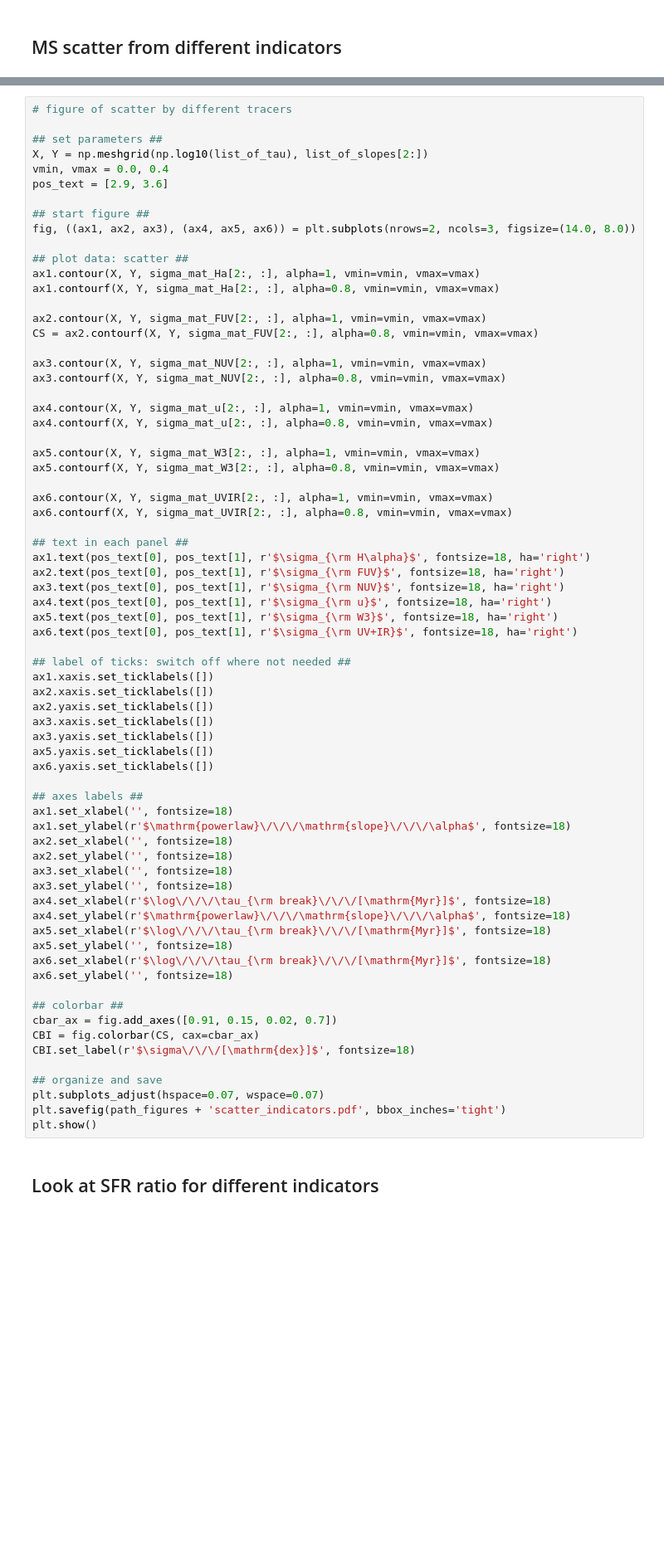
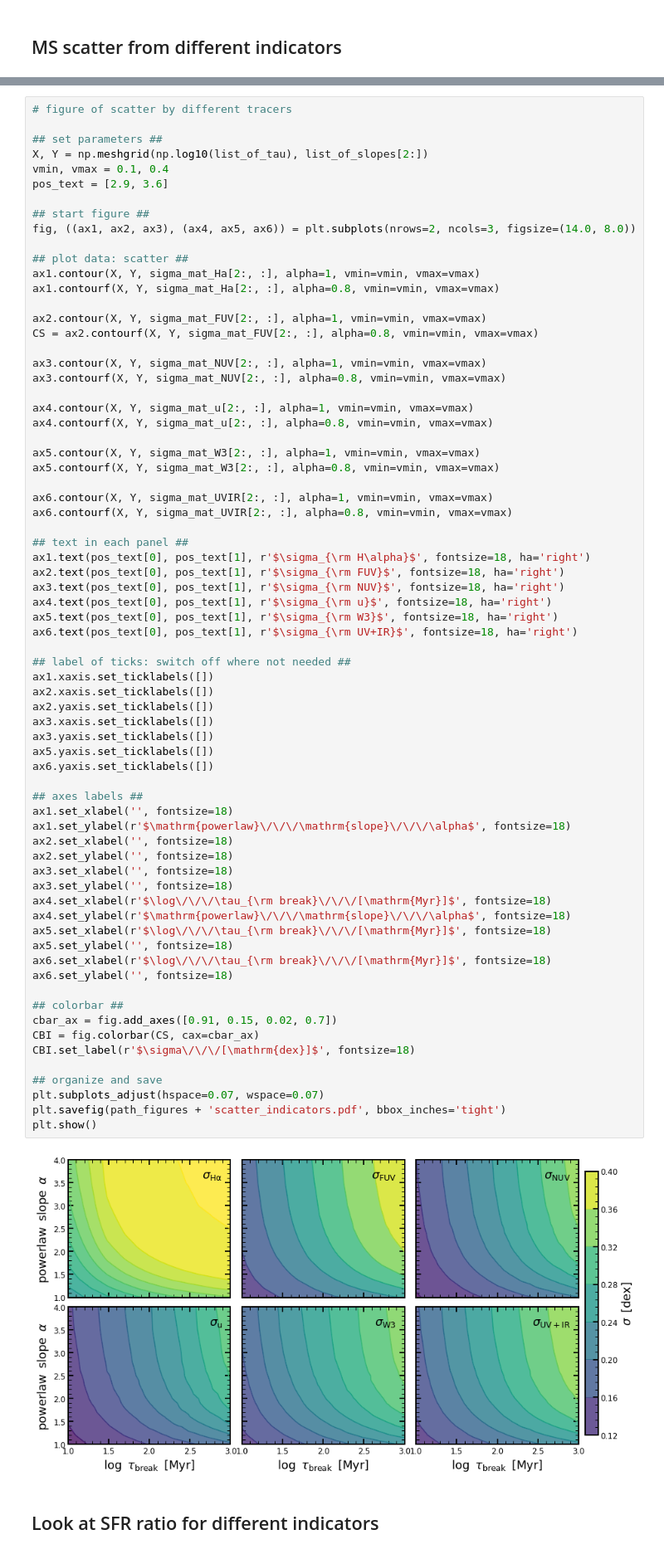
Before and after one commit to stacchella/variability_SFHs, a Jupyter notebook: notebooks/PSD_Analysis.ipynb, the cells around one changed output, grey strips where cells are left out. Shown at 83% size. Saved outputs shown, nothing was run; the diff lists cells and outputs as text; blank space fills up the shorter version.

```diff
--- a/notebooks/PSD_Analysis.ipynb
+++ b/notebooks/PSD_Analysis.ipynb
@@ -954,7 +1034,7 @@ KeyboardInterrupt:
 
 ## set parameters ##
 X, Y = np.meshgrid(np.log10(list_of_tau), list_of_slopes[2:])
-vmin, vmax = 0.0, 0.4
+vmin, vmax = 0.1, 0.4
 pos_text = [2.9, 3.6]
 
 ## start figure ##
@@ -992,33 +1072,35 @@ ax1.xaxis.set_ticklabels([])
 ax2.xaxis.set_ticklabels([])
 ax2.yaxis.set_ticklabels([])
 ax3.xaxis.set_ticklabels([])
 ax3.yaxis.set_ticklabels([])
 ax5.yaxis.set_ticklabels([])
 ax6.yaxis.set_ticklabels([])
 
 ## axes labels ##
 ax1.set_xlabel('', fontsize=18)
 ax1.set_ylabel(r'$\mathrm{powerlaw}\/\/\/\mathrm{slope}\/\/\/\alpha$', fontsize=18)
 ax2.set_xlabel('', fontsize=18)
 ax2.set_ylabel('', fontsize=18)
 ax3.set_xlabel('', fontsize=18)
 ax3.set_ylabel('', fontsize=18)
 ax4.set_xlabel(r'$\log\/\/\/\tau_{\rm break}\/\/\/[\mathrm{Myr}]$', fontsize=18)
 ax4.set_ylabel(r'$\mathrm{powerlaw}\/\/\/\mathrm{slope}\/\/\/\alpha$', fontsize=18)
 ax5.set_xlabel(r'$\log\/\/\/\tau_{\rm break}\/\/\/[\mathrm{Myr}]$', fontsize=18)
 ax5.set_ylabel('', fontsize=18)
 ax6.set_xlabel(r'$\log\/\/\/\tau_{\rm break}\/\/\/[\mathrm{Myr}]$', fontsize=18)
 ax6.set_ylabel('', fontsize=18)
 
 ## colorbar ##
 cbar_ax = fig.add_axes([0.91, 0.15, 0.02, 0.7])
 CBI = fig.colorbar(CS, cax=cbar_ax)
 CBI.set_label(r'$\sigma\/\/\/[\mathrm{dex}]$', fontsize=18)
 
 ## organize and save
 plt.subplots_adjust(hspace=0.07, wspace=0.07)
 plt.savefig(path_figures + 'scatter_indicators.pdf', bbox_inches='tight')
 plt.show()
+# %% [output]
+[figure, added]
 # %% [markdown]
 ## Look at SFR ratio for different indicators
 # %%
```
Also changed, not shown: parts of 28 cells of this notebook, 5 other files.
